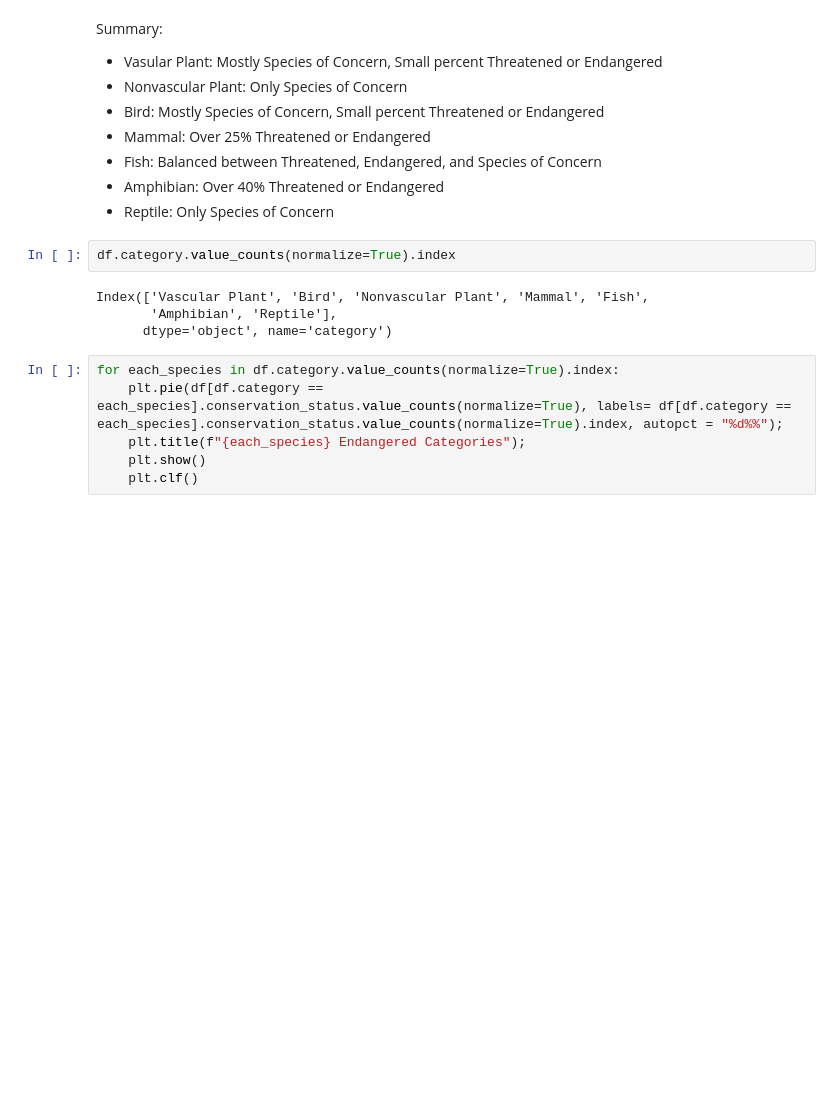
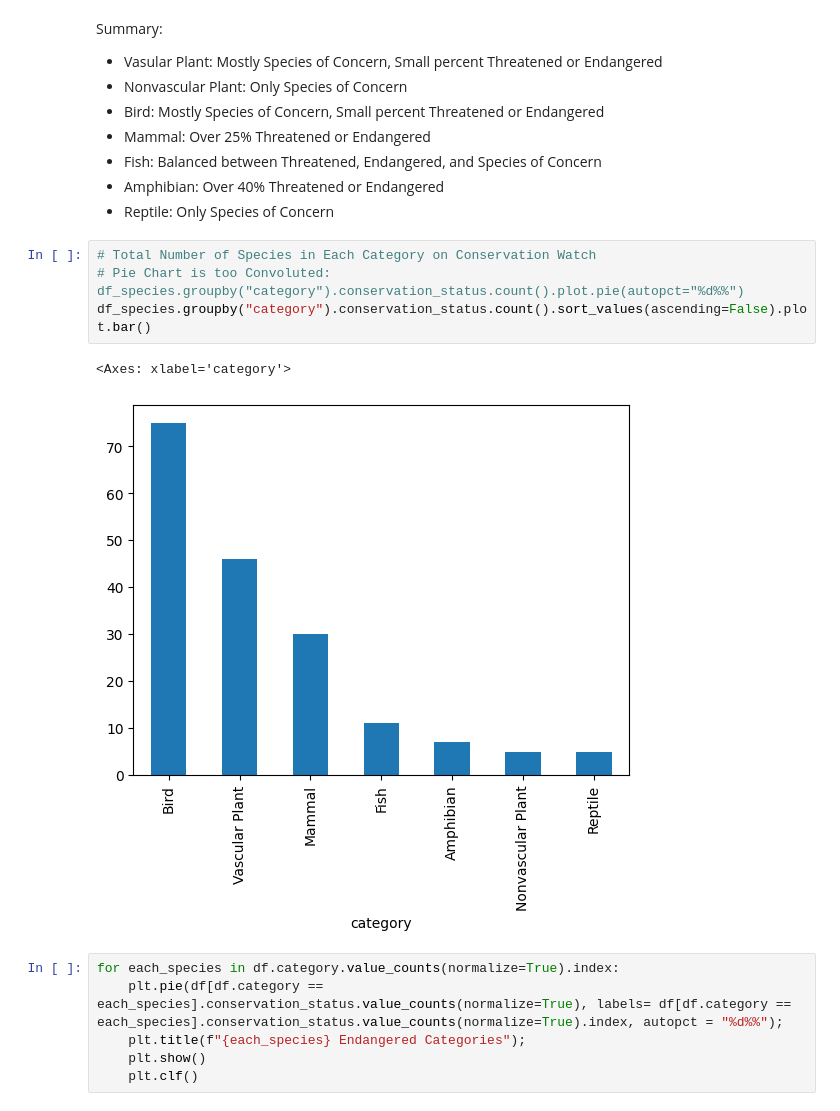
Before and after one commit to drewpeterson1/DataAnalysis, a Jupyter notebook: biodiversity_revised.ipynb, the cells around one changed output. Saved outputs shown, nothing was run; the diff lists cells and outputs as text; blank space fills up the shorter version.

```diff
--- a/biodiversity_revised.ipynb
+++ b/biodiversity_revised.ipynb
@@ -623,12 +629,13 @@ Summary:
 * Fish: Balanced between Threatened, Endangered, and Species of Concern
 * Amphibian: Over 40% Threatened or Endangered
 * Reptile: Only Species of Concern
-# %%
-df.category.value_counts(normalize=True).index
-# %% [output]
-Index(['Vascular Plant', 'Bird', 'Nonvascular Plant', 'Mammal', 'Fish',
-       'Amphibian', 'Reptile'],
-      dtype='object', name='category')
+# %%
+# Total Number of Species in Each Category on Conservation Watch
+# Pie Chart is too Convoluted: df_species.groupby("category").conservation_status.count().plot.pie(autopct="%d%%")
+df_species.groupby("category").conservation_status.count().sort_values(ascending=False).plot.bar()
+# %% [output]
+<Axes: xlabel='category'>
+[figure, added]
 # %%
 for each_species in df.category.value_counts(normalize=True).index:
     plt.pie(df[df.category == each_species].conservation_status.value_counts(normalize=True), labels= df[df.category == each_species].conservation_status.value_counts(normalize=True).index, autopct = "%d%%");
```
Also changed, not shown: parts of 4 cells of this notebook.
